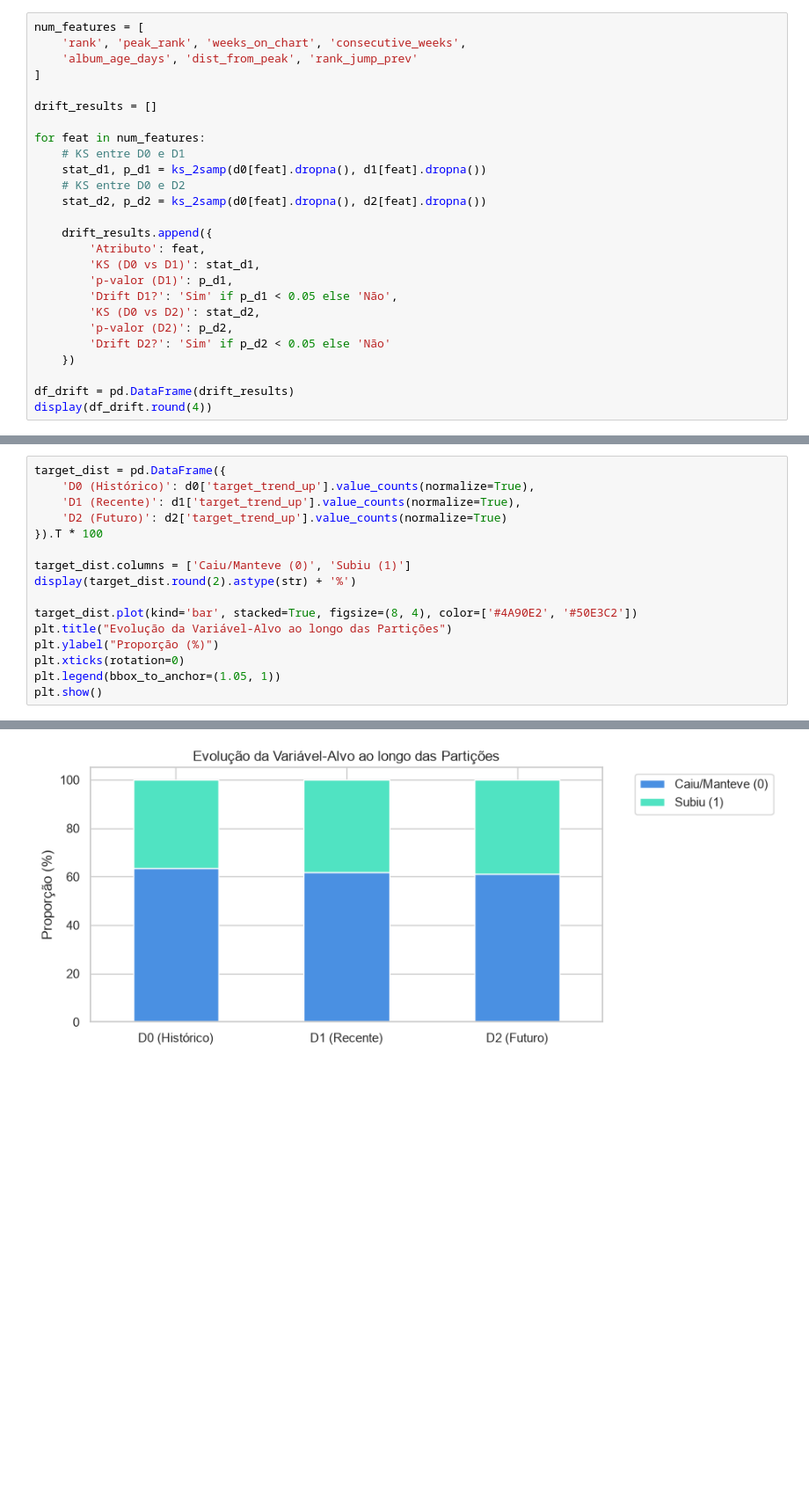
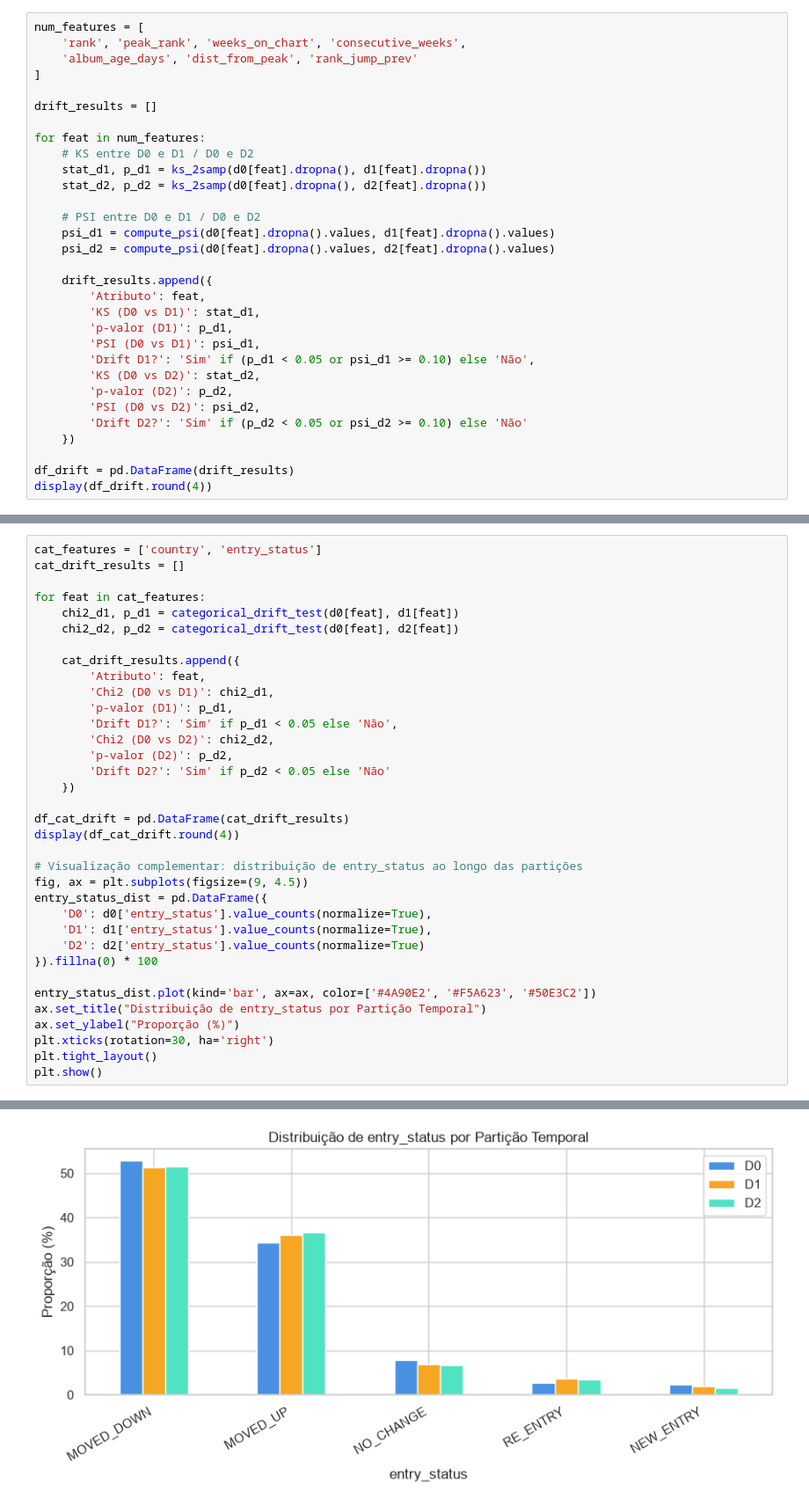
Before and after one commit to nuno-m-abilio/spotify-charts-ml, a Jupyter notebook: notebooks/03_drift_and_distribution.ipynb, the cells around one changed output, grey strips where cells are left out. Shown at 88% size. Drawn from its saved outputs; the diff is of its cells as text; blank space fills up the shorter version.

```diff
--- a/notebooks/03_drift_and_distribution.ipynb
+++ b/notebooks/03_drift_and_distribution.ipynb
@@ -40,19 +45,24 @@ num_features = [
 drift_results = []
 
 for feat in num_features:
-    # KS entre D0 e D1
+    # KS entre D0 e D1 / D0 e D2
     stat_d1, p_d1 = ks_2samp(d0[feat].dropna(), d1[feat].dropna())
-    # KS entre D0 e D2
     stat_d2, p_d2 = ks_2samp(d0[feat].dropna(), d2[feat].dropna())
+
+    # PSI entre D0 e D1 / D0 e D2
+    psi_d1 = compute_psi(d0[feat].dropna().values, d1[feat].dropna().values)
+    psi_d2 = compute_psi(d0[feat].dropna().values, d2[feat].dropna().values)
 
     drift_results.append({
         'Atributo': feat,
         'KS (D0 vs D1)': stat_d1,
         'p-valor (D1)': p_d1,
-        'Drift D1?': 'Sim' if p_d1 < 0.05 else 'Não',
+        'PSI (D0 vs D1)': psi_d1,
+        'Drift D1?': 'Sim' if (p_d1 < 0.05 or psi_d1 >= 0.10) else 'Não',
         'KS (D0 vs D2)': stat_d2,
         'p-valor (D2)': p_d2,
-        'Drift D2?': 'Sim' if p_d2 < 0.05 else 'Não'
+        'PSI (D0 vs D2)': psi_d2,
+        'Drift D2?': 'Sim' if (p_d2 < 0.05 or psi_d2 >= 0.10) else 'Não'
     })
 
 df_drift = pd.DataFrame(drift_results)
@@ -73,17 +83,36 @@ Analisamos se a proporção de álbuns que sobem de posição (`target_trend_up`
 # %%
-target_dist = pd.DataFrame({
-    'D0 (Histórico)': d0['target_trend_up'].value_counts(normalize=True),
-    'D1 (Recente)': d1['target_trend_up'].value_counts(normalize=True),
-    'D2 (Futuro)': d2['target_trend_up'].value_counts(normalize=True)
-}).T * 100
+cat_features = ['country', 'entry_status']
+cat_drift_results = []
 
-target_dist.columns = ['Caiu/Manteve (0)', 'Subiu (1)']
-display(target_dist.round(2).astype(str) + '%')
+for feat in cat_features:
+    chi2_d1, p_d1 = categorical_drift_test(d0[feat], d1[feat])
+    chi2_d2, p_d2 = categorical_drift_test(d0[feat], d2[feat])
 
-target_dist.plot(kind='bar', stacked=True, figsize=(8, 4), color=['#4A90E2', '#50E3C2'])
-plt.title("Evolução da Variável-Alvo ao longo das Partições")
-plt.ylabel("Proporção (%)")
-plt.xticks(rotation=0)
-plt.legend(bbox_to_anchor=(1.05, 1))
+    cat_drift_results.append({
+        'Atributo': feat,
+        'Chi2 (D0 vs D1)': chi2_d1,
+        'p-valor (D1)': p_d1,
+        'Drift D1?': 'Sim' if p_d1 < 0.05 else 'Não',
+        'Chi2 (D0 vs D2)': chi2_d2,
+        'p-valor (D2)': p_d2,
+        'Drift D2?': 'Sim' if p_d2 < 0.05 else 'Não'
+    })
+
+df_cat_drift = pd.DataFrame(cat_drift_results)
+display(df_cat_drift.round(4))
+
+# Visualização complementar: distribuição de entry_status ao longo das partições
+fig, ax = plt.subplots(figsize=(9, 4.5))
+entry_status_dist = pd.DataFrame({
+    'D0': d0['entry_status'].value_counts(normalize=True),
+    'D1': d1['entry_status'].value_counts(normalize=True),
+    'D2': d2['entry_status'].value_counts(normalize=True)
+}).fillna(0) * 100
+
+entry_status_dist.plot(kind='bar', ax=ax, color=['#4A90E2', '#F5A623', '#50E3C2'])
+ax.set_title("Distribuição de entry_status por Partição Temporal")
+ax.set_ylabel("Proporção (%)")
+plt.xticks(rotation=30, ha='right')
+plt.tight_layout()
 plt.show()
 # %% [output]
@@ -94 +122 @@ plt.show()
-[figure, old version]
+[figure, new version]
```
Also changed, not shown: parts of 10 cells of this notebook, 6 other files.
